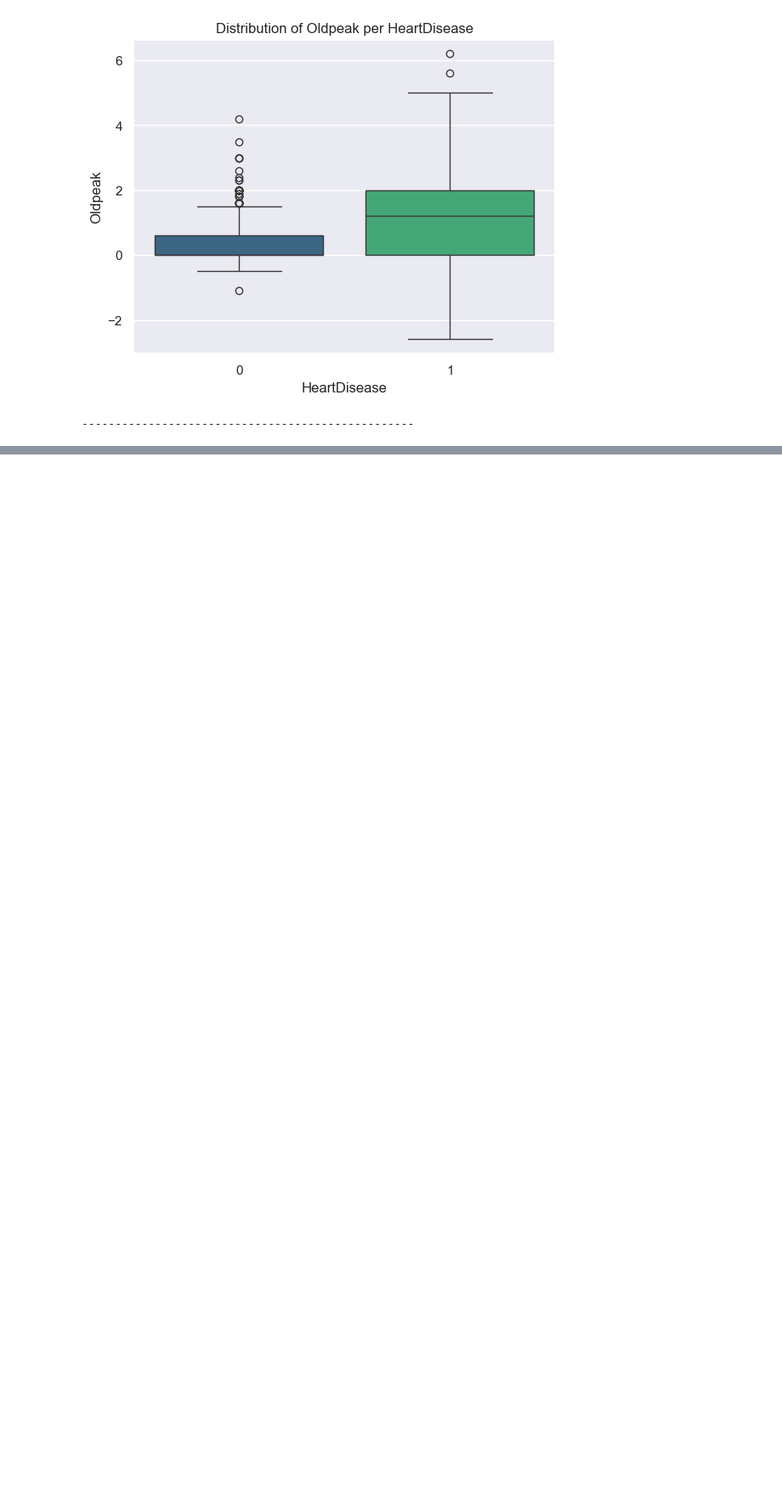
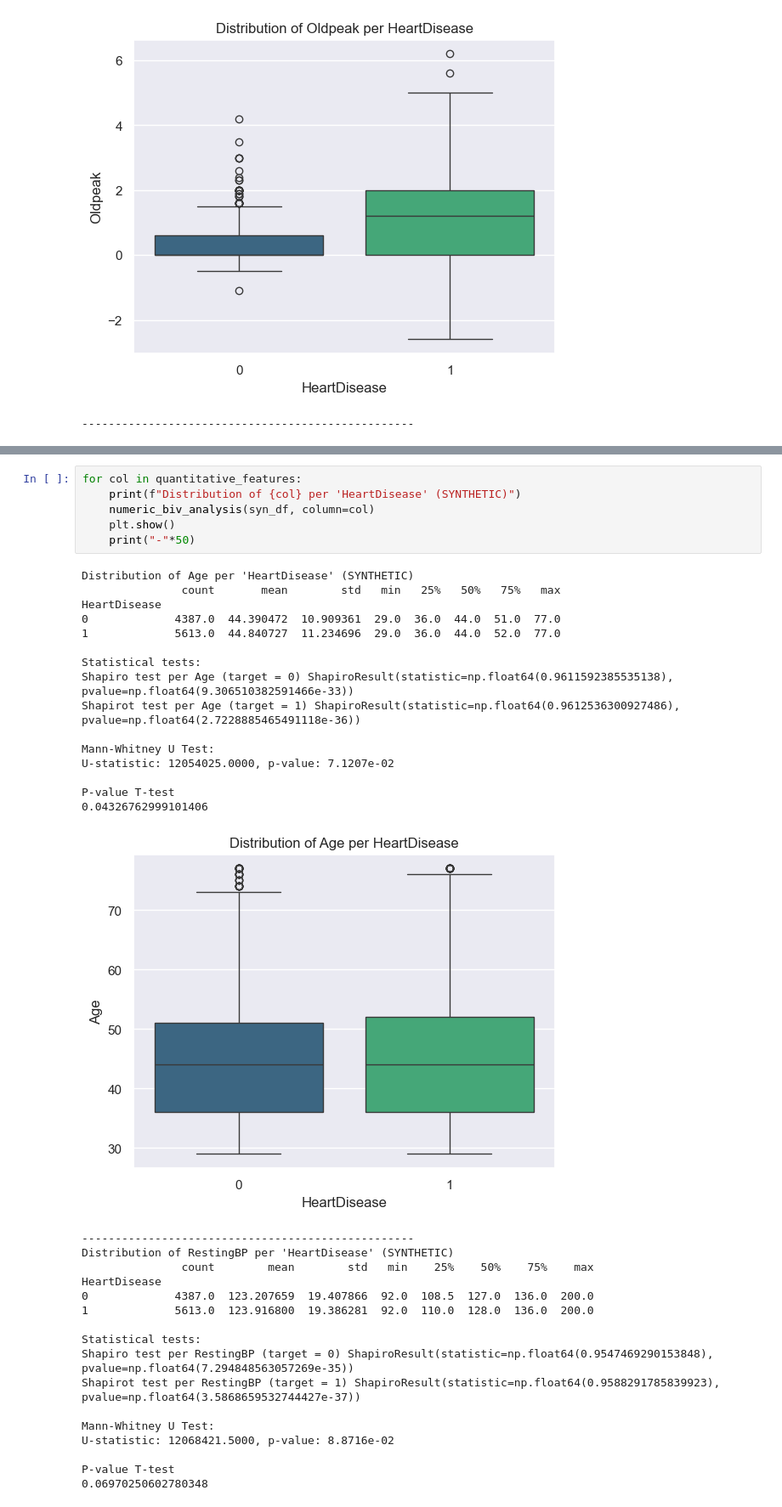
Before and after one commit to RickCraco/computer-science-project, a Jupyter notebook: notebooks/heart_disease_classification_ctgan_xai.ipynb, the cells around one changed output, grey strips where cells are left out. Shown at 85% size. Drawn from its saved outputs; the diff is of its cells as text; blank space fills up the shorter version.

Commit message:
added bivariate analysis (quantitative features SYNTHETIC)

```diff
--- a/notebooks/heart_disease_classification_ctgan_xai.ipynb
+++ b/notebooks/heart_disease_classification_ctgan_xai.ipynb
@@ -424,0 +427,39 @@ P-value T-test
+# %%
+for col in quantitative_features:
+    print(f"Distribution of {col} per 'HeartDisease' (SYNTHETIC)")
+    numeric_biv_analysis(syn_df, column=col)
+    plt.show()
+    print("-"*50)
+# %% [output]
+Distribution of Age per 'HeartDisease' (SYNTHETIC)
+               count       mean        std   min   25%   50%   75%   max
+HeartDisease
+0             4387.0  44.390472  10.909361  29.0  36.0  44.0  51.0  77.0
+1             5613.0  44.840727  11.234696  29.0  36.0  44.0  52.0  77.0
+
+Statistical tests:
+Shapiro test per Age (target = 0) ShapiroResult(statistic=np.float64(0.9611592385535138), pvalue=np.float64(9.306510382591466e-33))
+Shapirot test per Age (target = 1) ShapiroResult(statistic=np.float64(0.9612536300927486), pvalue=np.float64(2.7228885465491118e-36))
+
+Mann-Whitney U Test:
+U-statistic: 12054025.0000, p-value: 7.1207e-02
+
+P-value T-test
+0.04326762999101406
+[figure, added]
+--------------------------------------------------
+Distribution of RestingBP per 'HeartDisease' (SYNTHETIC)
+               count        mean        std   min    25%    50%    75%    max
+HeartDisease
+0             4387.0  123.207659  19.407866  92.0  108.5  127.0  136.0  200.0
+1             5613.0  123.916800  19.386281  92.0  110.0  128.0  136.0  200.0
+
+Statistical tests:
+Shapiro test per RestingBP (target = 0) ShapiroResult(statistic=np.float64(0.9547469290153848), pvalue=np.float64(7.294848563057269e-35))
+Shapirot test per RestingBP (target = 1) ShapiroResult(statistic=np.float64(0.9588291785839923), pvalue=np.float64(3.5868659532744427e-37))
+
+Mann-Whitney U Test:
+U-statistic: 12068421.5000, p-value: 8.8716e-02
+
+P-value T-test
+0.06970250602780348
```
Also changed, not shown: parts of 2 cells of this notebook.
